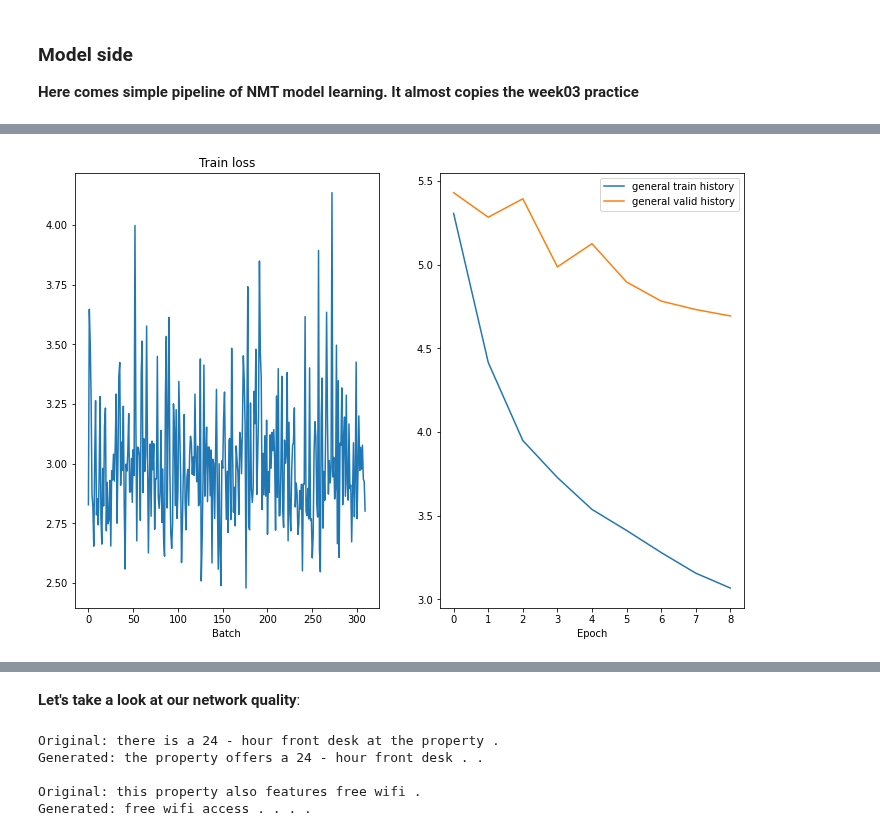
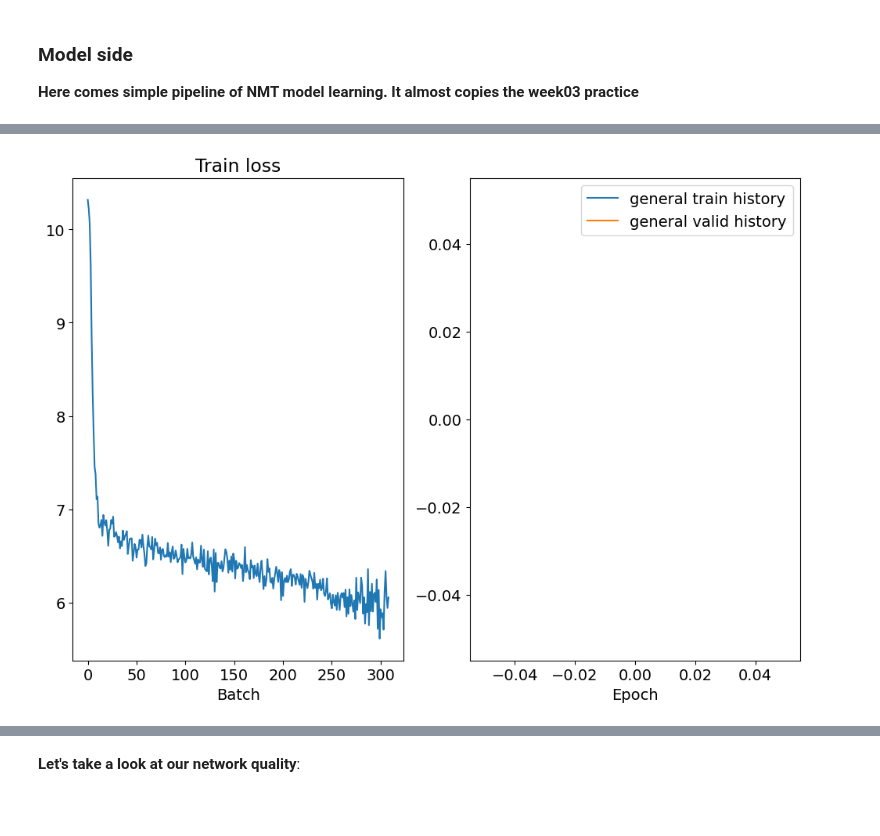
Before and after one commit to EvgenVer/ml-course_p2, a Jupyter notebook: homeworks_advanced/Lab02_NMT/lab02_Neural_Machine_Translation.ipynb, the cells around one changed output, grey strips where cells are left out. Cells and saved outputs as stored; diff of their text form; code cells hidden in the pictures; blank space fills up the shorter version.

Commit message:
Base model is done

```diff
--- a/homeworks_advanced/Lab02_NMT/lab02_Neural_Machine_Translation.ipynb
+++ b/homeworks_advanced/Lab02_NMT/lab02_Neural_Machine_Translation.ipynb
@@ -266,17 +336,17 @@ The model has 14,880,299 trainable parameters
 # %%
-PAD_IDX = TRG.vocab.stoi['<pad>']
+PAD_IDX = tokenizer_ru.token_to_id("[PAD]")
 optimizer = optim.Adam(model.parameters())
 criterion = nn.CrossEntropyLoss(ignore_index = PAD_IDX)
 # %%
-def train(model, iterator, optimizer, criterion, clip, train_history=None, valid_history=None):
+def train(model, train_dataloader, optimizer, criterion, clip, train_history=None, valid_history=None):
     model.train()
 
     epoch_loss = 0
     history = []
-    for i, batch in enumerate(iterator):
+    i = 0
+    for src, trg in tqdm(train_dataloader):
 
-        src = batch.src
-        trg = batch.trg
+        src, trg = src.to(device), trg.to(device)
 
         optimizer.zero_grad()
 
@@ -285,7 +355,7 @@ def train(model, iterator, optimizer, criterion, clip, train_history=None, valid
         #trg = [trg sent len, batch size]
         #output = [trg sent len, batch size, output dim]
 
-        output = output[1:].view(-1, output.shape[-1])
+        output = output.view(-1, output.shape[-1])
         trg = trg[1:].view(-1)
 
         #trg = [(trg sent len - 1) * batch size]
@@ -303,6 +373,7 @@ def train(model, iterator, optimizer, criterion, clip, train_history=None, valid
         epoch_loss += loss.item()
 
         history.append(loss.cpu().data.numpy())
+        i+=1
         if (i+1)%10==0:
             fig, ax = plt.subplots(nrows=1, ncols=2, figsize=(12, 8))
 
@@ -320,9 +391,9 @@ def train(model, iterator, optimizer, criterion, clip, train_history=None, valid
             plt.show()
 
 
-    return epoch_loss / len(iterator)
+    return epoch_loss / len(train_dataloader)
 # %%
-def evaluate(model, iterator, criterion):
+def evaluate(model, val_dataloader, criterion):
 
     model.eval()
 
@@ -332,17 +403,16 @@ def evaluate(model, iterator, criterion):
 
     with torch.no_grad():
 
-        for i, batch in enumerate(iterator):
+        for src, trg in tqdm(val_dataloader):
 
-            src = batch.src
-            trg = batch.trg
+            src, trg = src.to(device), trg.to(device)
 
             output = model(src, trg, 0) #turn off teacher forcing
 
             #trg = [trg sent len, batch size]
             #output = [trg sent len, batch size, output dim]
 
-            output = output[1:].view(-1, output.shape[-1])
+            output = output.view(-1, output.shape[-1])
             trg = trg[1:].view(-1)
 
             #trg = [(trg sent len - 1) * batch size]
@@ -352,7 +422,7 @@ def evaluate(model, iterator, criterion):
 
             epoch_loss += loss.item()
 
-    return epoch_loss / len(iterator)
+    return epoch_loss / len(val_dataloader)
 # %%
 def epoch_time(start_time, end_time):
     elapsed_time = end_time - start_time
@@ -363,30 +433,30 @@ def epoch_time(start_time, end_time):
 train_history = []
 valid_history = []
 
-N_EPOCHS = 10
+N_EPOCHS = 1
 CLIP = 1
 
 best_valid_loss = float('inf')
 # %%
-for epoch in range(N_EPOCHS):
+for epoch in tqdm(range(N_EPOCHS)):
 
     start_time = time.time()
 
-    train_loss = train(model, train_iterator, optimizer, criterion, CLIP, train_history, valid_history)
-    valid_loss = evaluate(model, valid_iterator, criterion)
+    train_loss = train(model, train_dataloader, optimizer, criterion, CLIP, train_history, valid_history)
+    valid_loss = evaluate(model, val_dataloader, criterion)
 
     end_time = time.time()
 
     epoch_mins, epoch_secs = epoch_time(start_time, end_time)
 
     if valid_loss < best_valid_loss:
         best_valid_loss = valid_loss
         torch.save(model.state_dict(), 'tut1-model.pt')
 
     train_history.append(train_loss)
     valid_history.append(valid_loss)
     print(f'Epoch: {epoch+1:02} | Time: {epoch_mins}m {epoch_secs}s')
     print(f'\tTrain Loss: {train_loss:.3f} | Train PPL: {math.exp(train_loss):7.3f}')
     print(f'\t Val. Loss: {valid_loss:.3f} |  Val. PPL: {math.exp(valid_loss):7.3f}')
 # %% [output]
-[figure, old version]
+[figure, new version]
@@ -410,11 +467,0 @@ batch = next(iter(test_iterator))
-# %%
-for idx in [1,2]:
-    src = batch.src[:, idx:idx+1]
-    trg = batch.trg[:, idx:idx+1]
-    generate_translation(src, trg, model, TRG.vocab)
-# %% [output]
-Original: there is a 24 - hour front desk at the property .
-Generated: the property offers a 24 - hour front desk . .
-
-Original: this property also features free wifi .
-Generated: free wifi access . . . .
```
Also changed, not shown: parts of 22 cells of this notebook.
